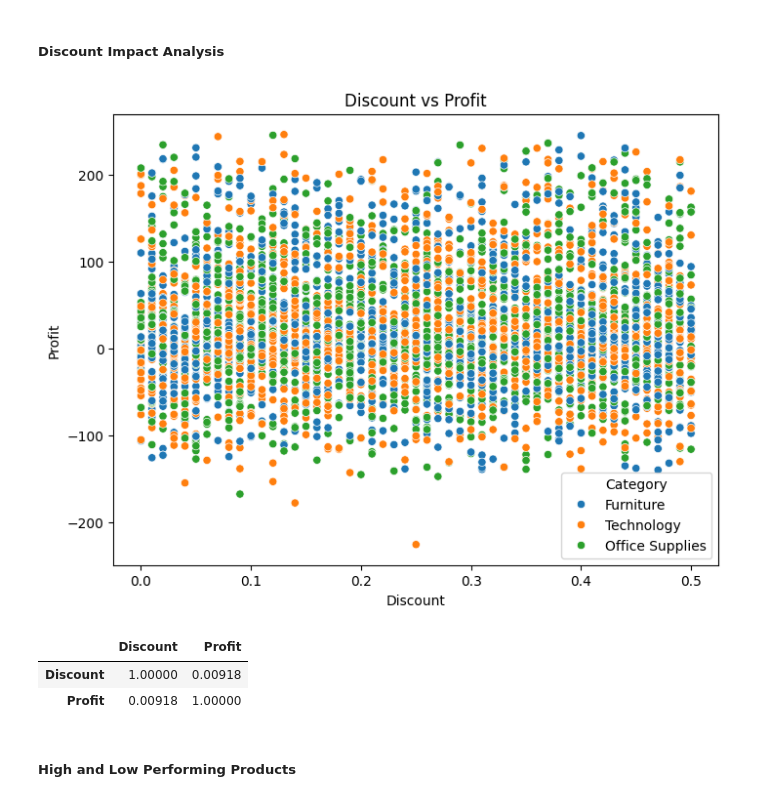
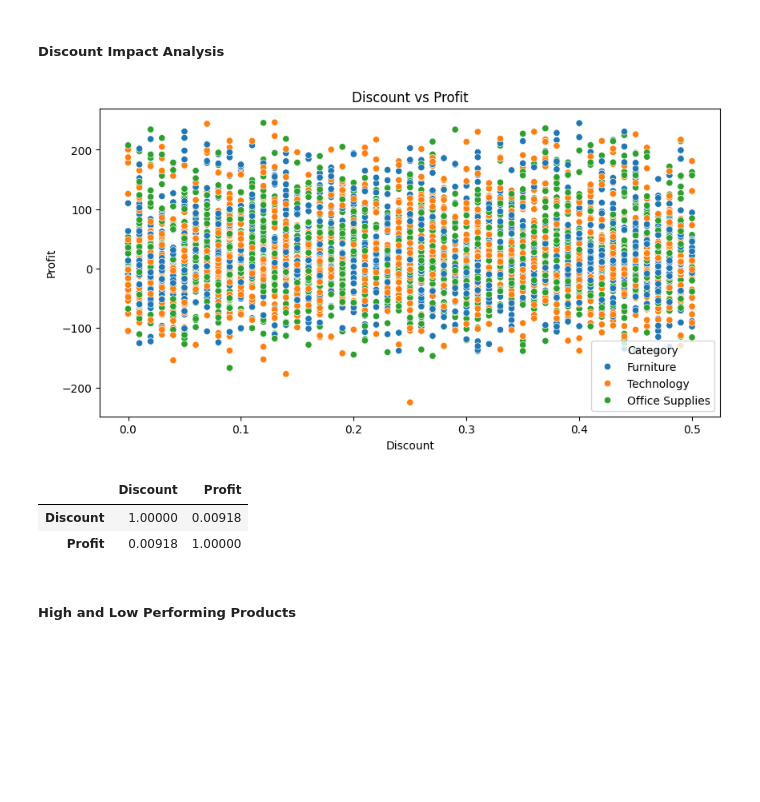
Before and after one commit to 26Vaidehi/INT375_Python, a Jupyter notebook: INT-375_Project.ipynb, the cells around one changed output. Saved outputs shown, nothing was run; the diff lists cells and outputs as text; code cells hidden in the pictures; blank space fills up the shorter version.

```diff
--- a/INT-375_Project.ipynb
+++ b/INT-375_Project.ipynb
@@ -268,14 +269,14 @@ Name: Profit_Margin, dtype: float64
 # %% [markdown]
 ##### **Discount Impact Analysis**
 # %%
-plt.figure(figsize=(8,6))
+plt.figure(figsize=(10,5))
 sns.scatterplot(data=df, x='Discount', y='Profit', hue='Category')
 plt.title('Discount vs Profit')
 plt.show()
 
 df[['Discount', 'Profit']].corr()
 # %% [output]
-[figure, old version]
+[figure, new version]
 |  | Discount | Profit |
 | Discount | 1.00000 | 0.00918 |
 | Profit | 0.00918 | 1.00000 |
```
Also changed, not shown: parts of 6 cells of this notebook.
